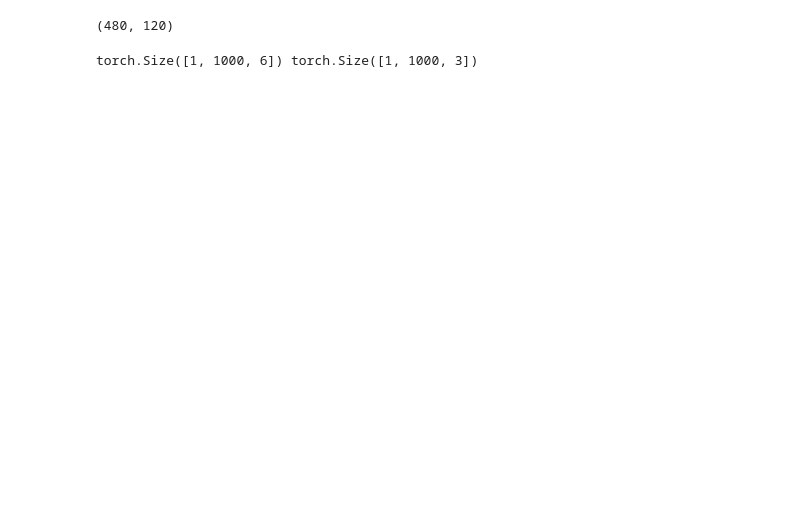
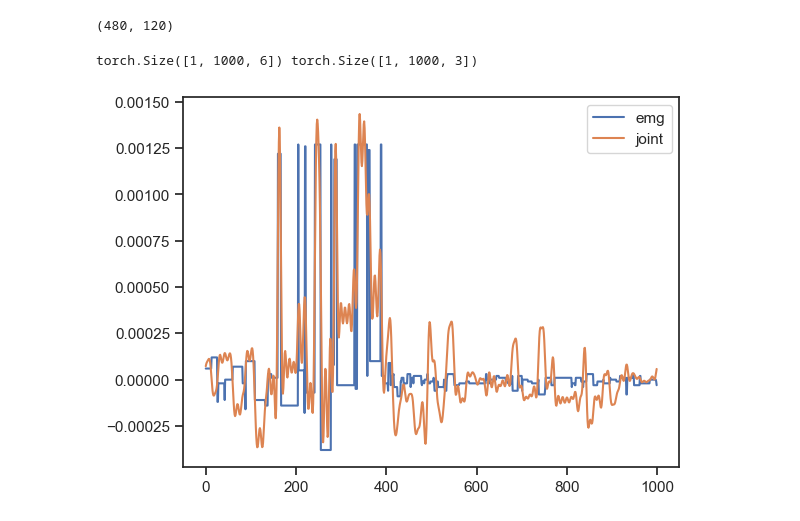
Before and after one commit to stevenc15/SD1-project, a Jupyter notebook: ml/examples/Dataloader.ipynb, the cells around one changed output. Drawn from its saved outputs; the diff is of its cells as text; code cells hidden in the pictures; blank space fills up the shorter version.

```diff
--- a/ml/examples/Dataloader.ipynb
+++ b/ml/examples/Dataloader.ipynb
@@ -21,6 +22,6 @@ config = config_general( #these are just example values we will change them acco
     train_test_split = .8,
     window_length = 1000,
     emg_transforms = [],
-    joint_transforms = [],
+    joint_transforms = [fft_filter_signal],
     )
 # %%
@@ -55,8 +38,21 @@ len(dataset_train), len(dataset_test)
 # %% [output]
 (480, 120)
 # %%
-emg_data_tensor,joint_data_tensor=dataset_train.__getitem__(0) #this will return a dictionary with keys "emg" and "joints" and values as the corresponding data
+emg_data_tensor,joint_data_tensor=dataset_train.__getitem__(1)
 
 print(emg_data_tensor.shape, joint_data_tensor.shape)
 # %% [output]
 torch.Size([1, 1000, 6]) torch.Size([1, 1000, 3])
+# %%
+#convert to numpy
+emg_data = emg_data_tensor.numpy().squeeze(0)
+joint_data = joint_data_tensor.numpy().squeeze(0)
+import matplotlib.pyplot as plt
+import seaborn as sns
+sns.set(style="ticks")
+plt.plot(emg_data[:,1], label="emg")
+plt.plot(joint_data[:,1], label="joint")
+plt.legend()
+plt.show()
+# %% [output]
+[figure, added]
```
Also changed, not shown: parts of 2 cells of this notebook, 2 other files.
